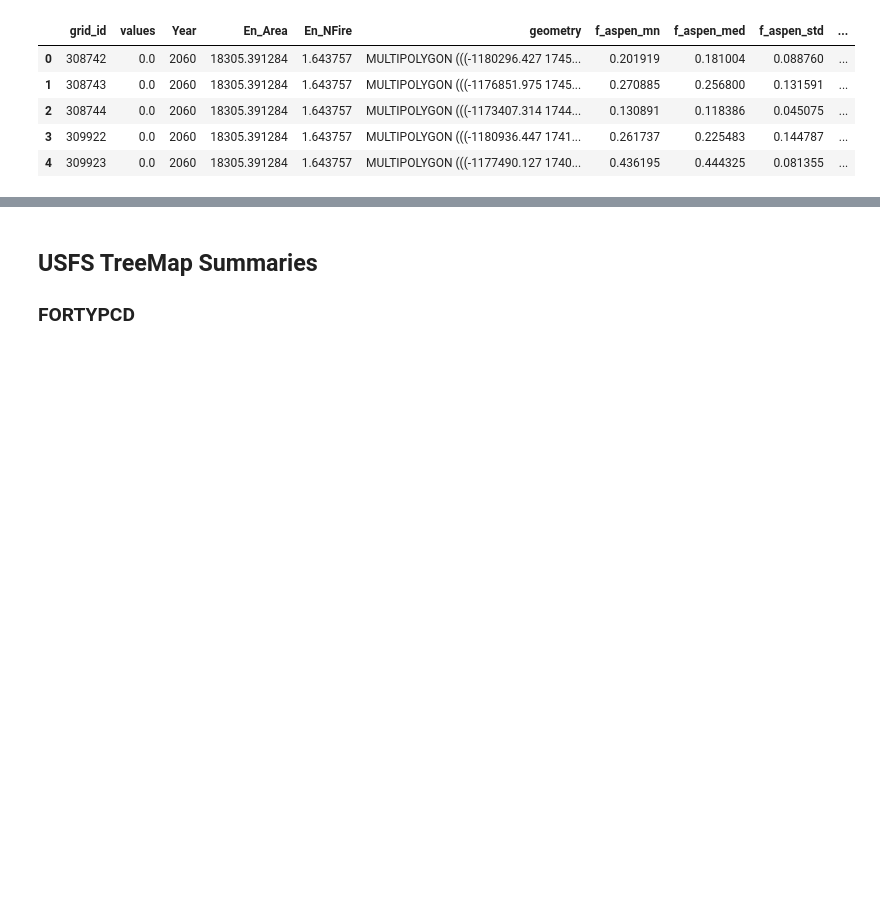
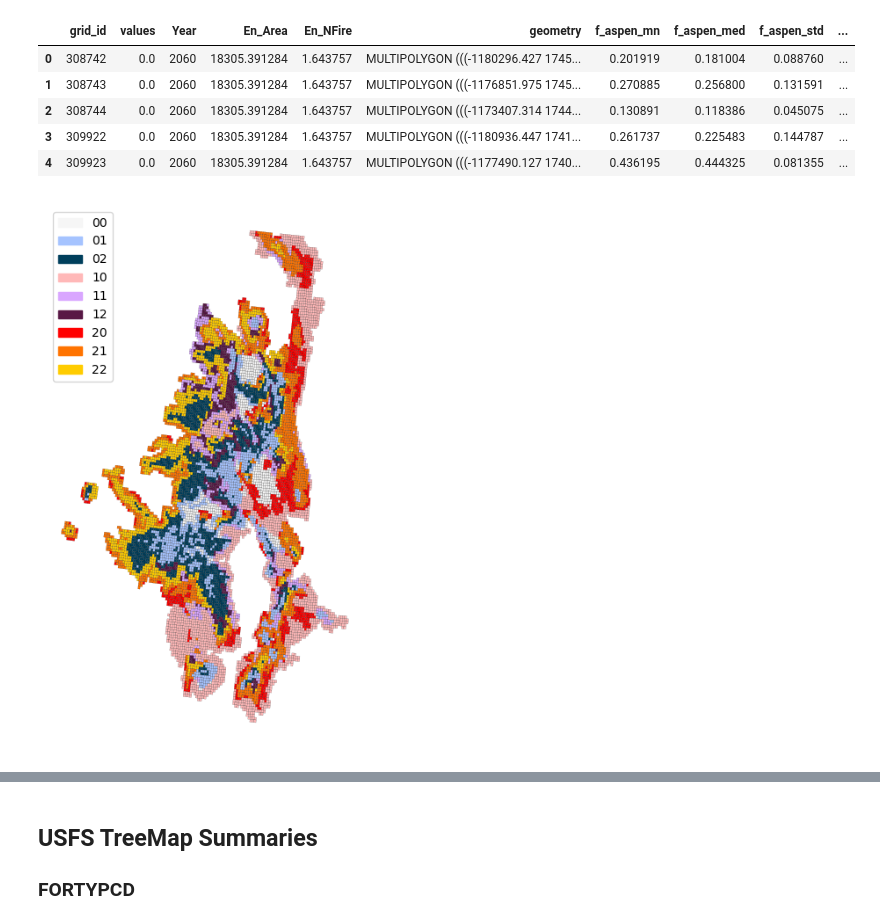
Before and after one commit to natshoff/aspen-fire-fork, a Jupyter notebook: Aim3/code/future-aspen_grid_prep.ipynb, the cells around one changed output, grey strips where cells are left out. Saved outputs shown, nothing was run; the diff lists cells and outputs as text; code cells hidden in the pictures; blank space fills up the shorter version.

Commit message:
Future fire bivariate map

```diff
--- a/Aim3/code/future-aspen_grid_prep.ipynb
+++ b/Aim3/code/future-aspen_grid_prep.ipynb
@@ -169,4 +172,45 @@ fire_fa.head()
 | 3 | 309922 | 0.0 | 2060 | 18305.391284 | 1.643757 | MULTIPOLYGON (((-1180936.447 1741... | 0.261737 | 0.225483 | 0.144787 | ... |
 | 4 | 309923 | 0.0 | 2060 | 18305.391284 | 1.643757 | MULTIPOLYGON (((-1177490.127 1740... | 0.436195 | 0.444325 | 0.081355 | ... |
 # %%
-# classify future aspen suitability into bins
+# Create a bivariate map of future fire/future aspen
+scaler = MinMaxScaler()
+fire_fa[["En_NFire_sc", "f_aspen_mn_sc"]] = scaler.fit_transform(fire_fa[["En_NFire", "f_aspen_mn"]])
+
+# Define class breaks (e.g., tertiles or quartiles)
+fire_fa["fire_class"] = np.digitize(
+    fire_fa["En_NFire_sc"],
+    np.quantile(fire_fa["En_NFire_sc"], [0.33, 0.67]))
+fire_fa["aspen_class"] = np.digitize(
+    fire_fa["f_aspen_mn_sc"],
+    np.quantile(fire_fa["f_aspen_mn_sc"], [0.33, 0.67]))
+
+# Combine classifications to create bivariate classes
+fire_fa["bivar"] = fire_fa["fire_class"].astype(str) + fire_fa["aspen_class"].astype(str)
+
+# Define a custom bivariate colormap
+bivar_colors = {
+    "00": "#f6f6f6",  # Low fire, low aspen
+    "01": "#a5c3ff",  # Low fire, medium aspen
+    "02": "#003f5c",  # Low fire, high aspen
+    "10": "#ffb8b8",  # Medium fire, low aspen
+    "11": "#d9a6ff",  # Medium fire, medium aspen
+    "12": "#581845",  # Medium fire, high aspen
+    "20": "#ff0000",  # High fire, low aspen
+    "21": "#ff7300",  # High fire, medium aspen
+    "22": "#ffcc00",  # High fire, high aspen
+}
+
+# Assign colors based on the classification
+fire_fa["color"] = fire_fa["bivar"].map(bivar_colors)
+
+# Plot the bivariate map
+fig, ax = plt.subplots(1, 1, figsize=(10, 8))
+fire_fa.plot(ax=ax, color=fire_fa["color"], edgecolor="black", linewidth=0.1)
+
+legend_patches = [Patch(color=color, label=label) for label, color in bivar_colors.items()]
+ax.legend(handles=legend_patches, title="", loc="upper left")
+ax.axis("off")
+
+plt.show()
+# %% [output]
+[figure, added]
```
Also changed, not shown: parts of 5 cells of this notebook, 7 other files.
